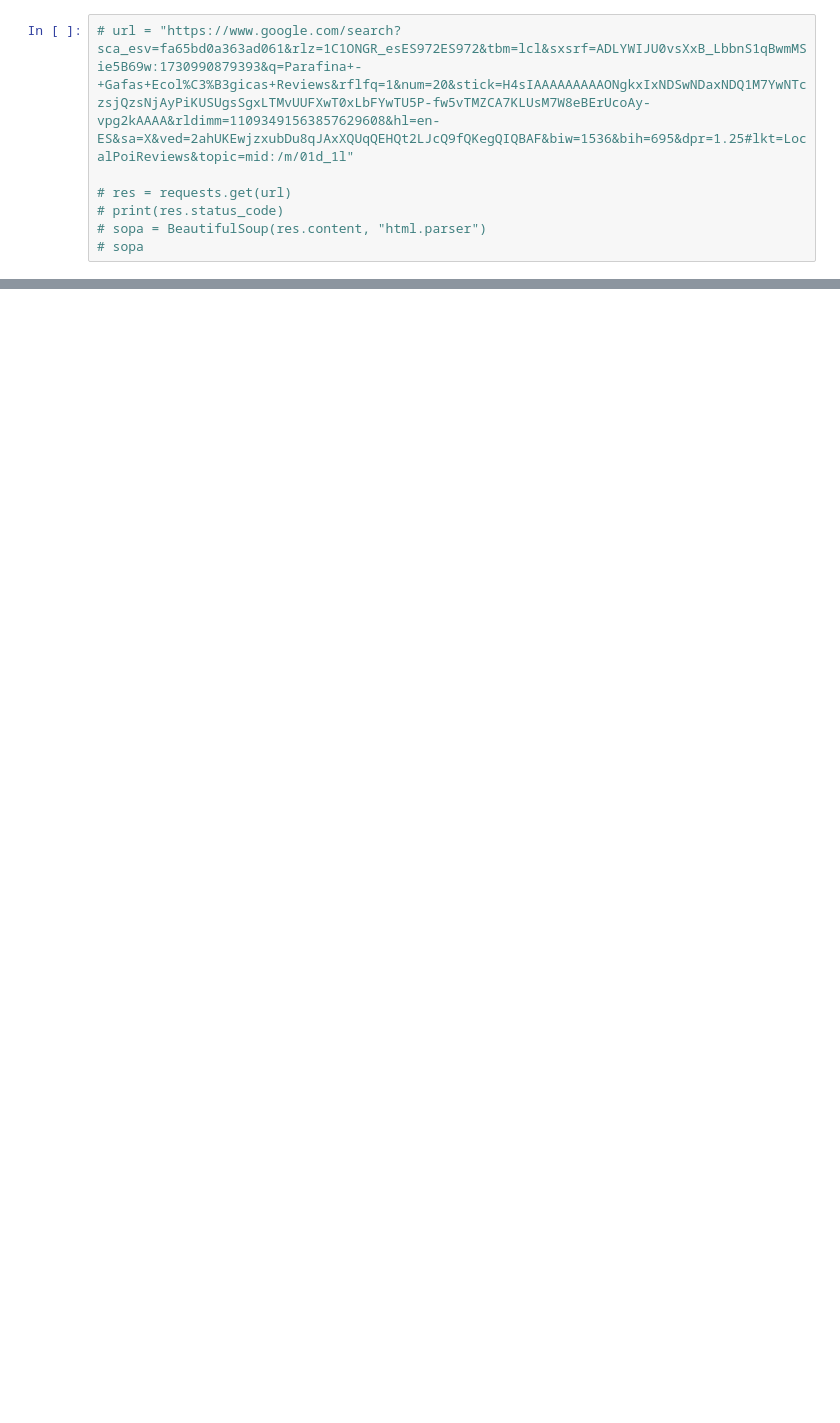
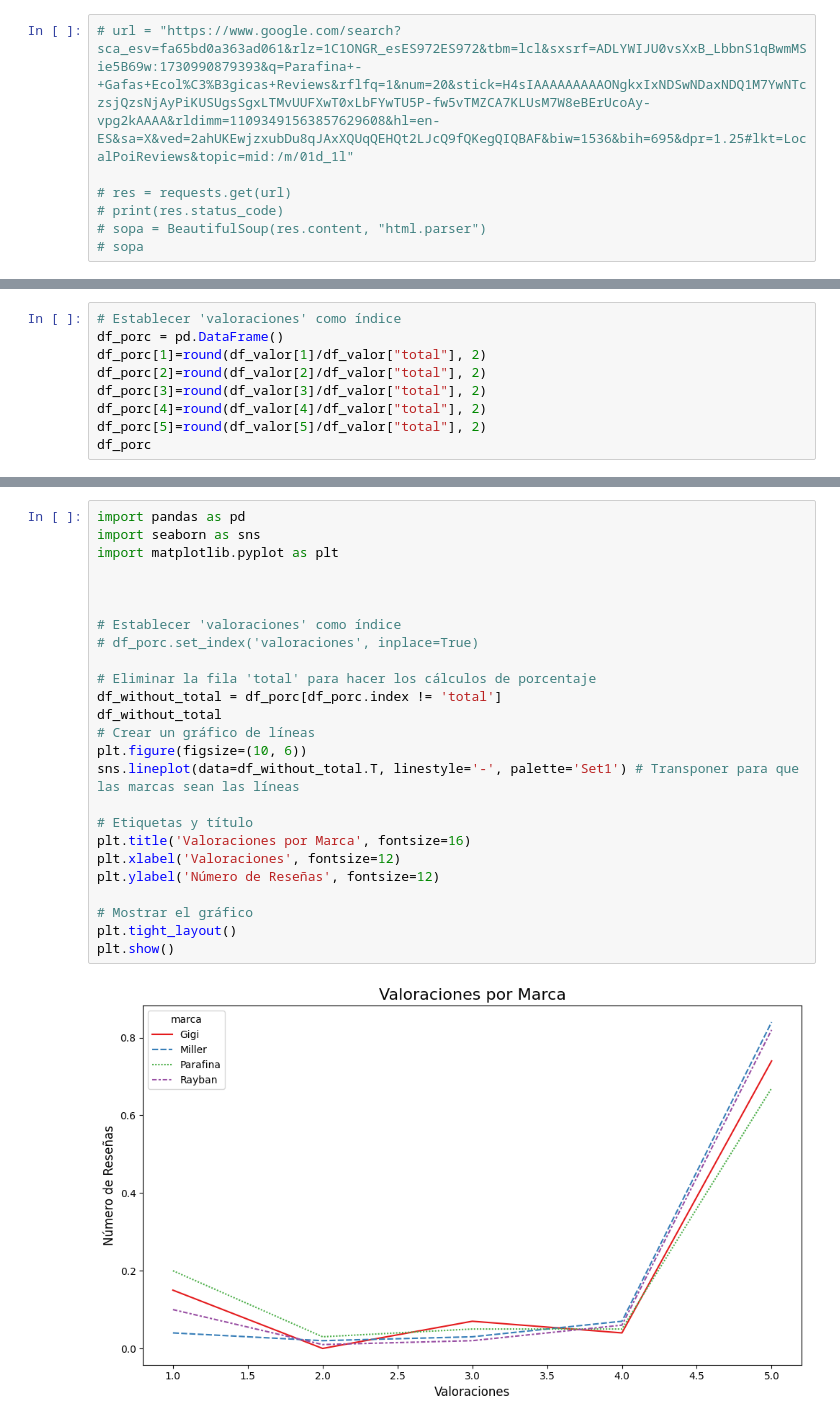
Before and after one commit to Ivan-BV/Proyecto-Minimalism, a Jupyter notebook: notebooks/scraping_reviews.ipynb, the cells around one changed output, grey strips where cells are left out. Drawn from its saved outputs; the diff is of its cells as text; blank space fills up the shorter version.

```diff
--- a/notebooks/scraping_reviews.ipynb
+++ b/notebooks/scraping_reviews.ipynb
@@ -73,0 +295,9 @@ elementos_reviews
+# %%
+# Establecer 'valoraciones' como índice
+df_porc = pd.DataFrame()
+df_porc[1]=round(df_valor[1]/df_valor["total"], 2)
+df_porc[2]=round(df_valor[2]/df_valor["total"], 2)
+df_porc[3]=round(df_valor[3]/df_valor["total"], 2)
+df_porc[4]=round(df_valor[4]/df_valor["total"], 2)
+df_porc[5]=round(df_valor[5]/df_valor["total"], 2)
+df_porc
@@ -73,0 +340,27 @@ elementos_reviews
+# %%
+import pandas as pd
+import seaborn as sns
+import matplotlib.pyplot as plt
+
+
+
+# Establecer 'valoraciones' como índice
+# df_porc.set_index('valoraciones', inplace=True)
+
+# Eliminar la fila 'total' para hacer los cálculos de porcentaje
+df_without_total = df_porc[df_porc.index != 'total']
+df_without_total
+# Crear un gráfico de líneas
+plt.figure(figsize=(10, 6))
+sns.lineplot(data=df_without_total.T, linestyle='-', palette='Set1') # Transponer para que las marcas sean las líneas
+
+# Etiquetas y título
+plt.title('Valoraciones por Marca', fontsize=16)
+plt.xlabel('Valoraciones', fontsize=12)
+plt.ylabel('Número de Reseñas', fontsize=12)
+
+# Mostrar el gráfico
+plt.tight_layout()
+plt.show()
+# %% [output]
+[figure, added]
```
Also changed, not shown: parts of 27 cells of this notebook, 12 other files.
